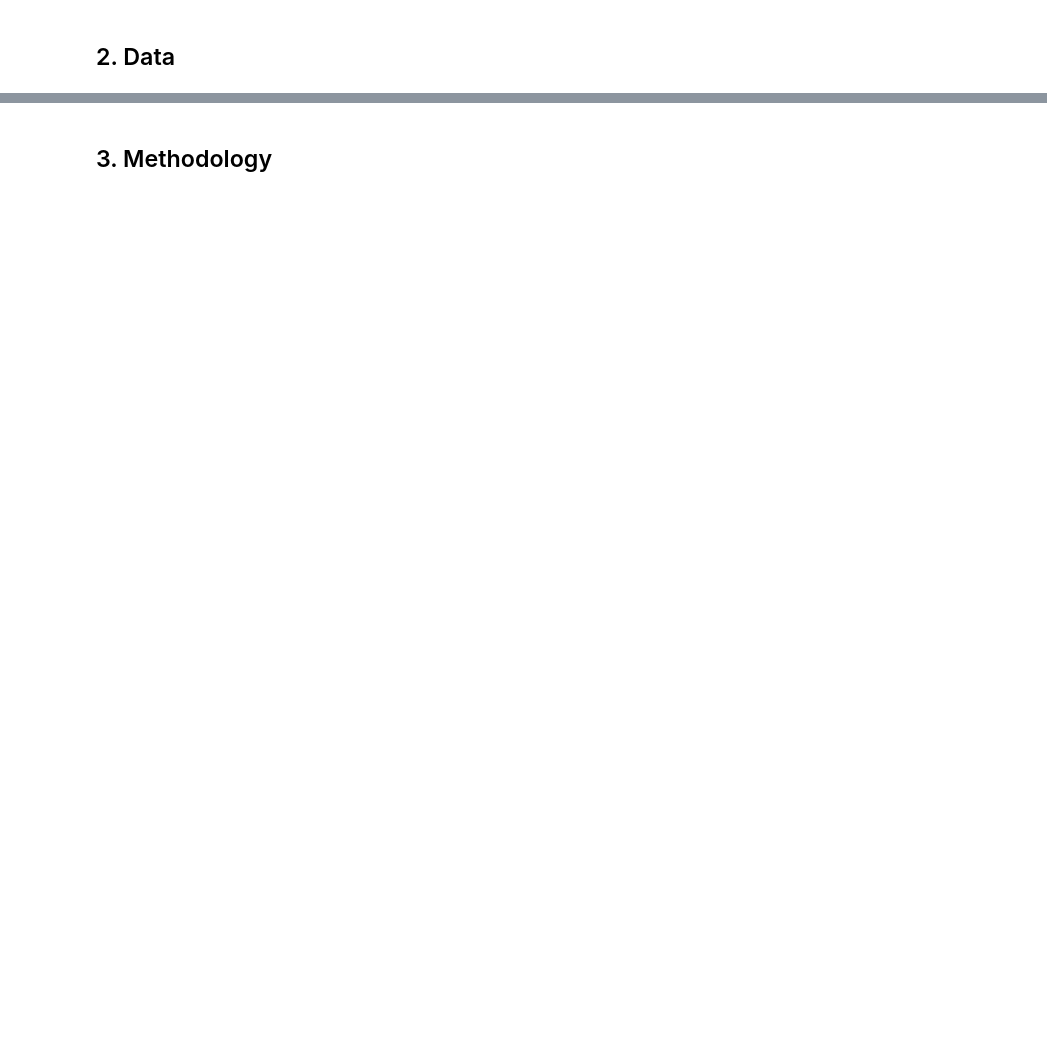
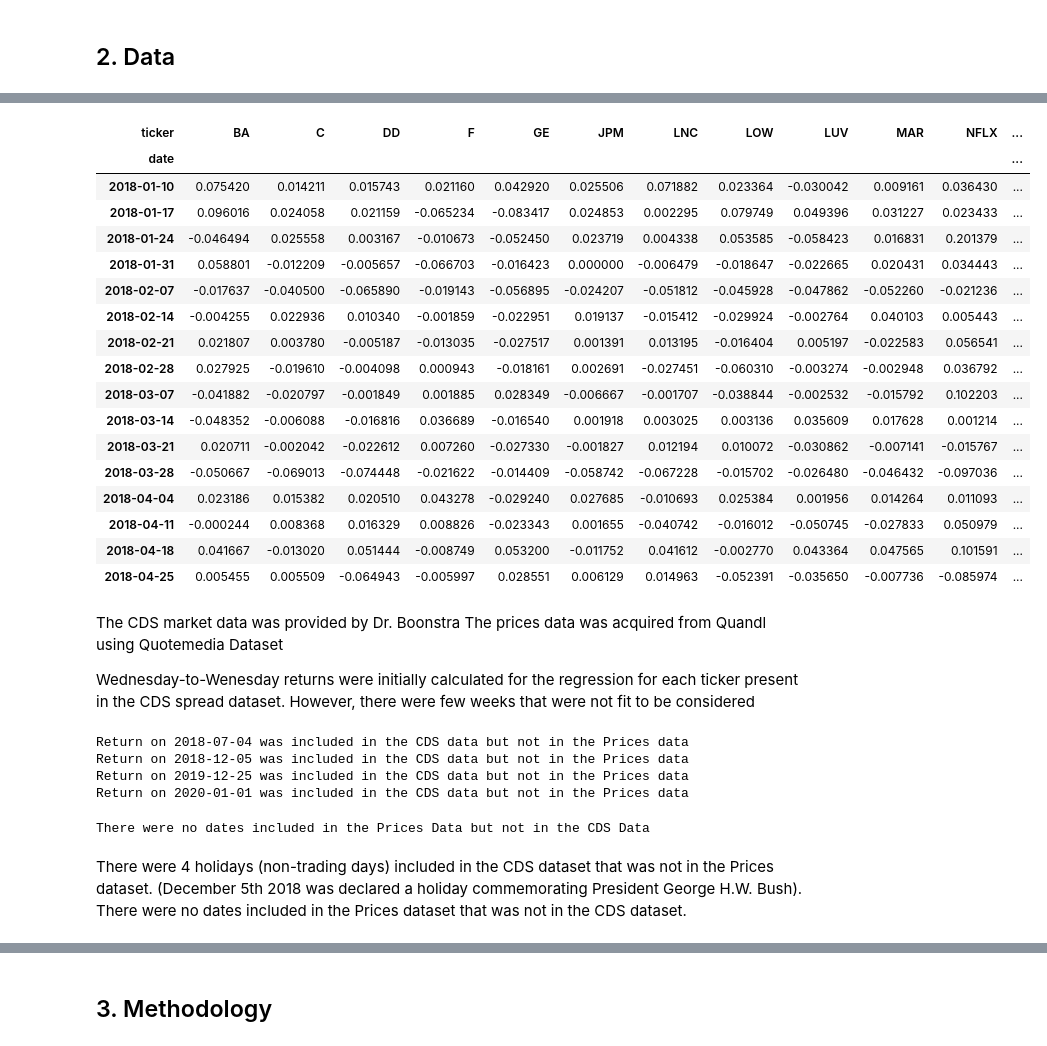
Before and after one commit to kwhyun97/FINM-33150-W23, a Jupyter notebook: Homework/Homework 6/Kiwan_Hyun_12125881_HW6.ipynb, the cells around one changed output, grey strips where cells are left out. Saved outputs shown, nothing was run; the diff lists cells and outputs as text; code cells hidden in the pictures; blank space fills up the shorter version.

```diff
--- a/Homework/Homework 6/Kiwan_Hyun_12125881_HW6.ipynb
+++ b/Homework/Homework 6/Kiwan_Hyun_12125881_HW6.ipynb
@@ -17,0 +136,22 @@
+# %%
+def clean_Prices_data(tickers, start_date, end_date, returns = True, window = 1):
+    global Prices
+    # adding S&P 500 ETF Ticker
+    tickers.append('SPY')
+    # filtering tickers and date
+    df = Prices[(Prices['date'] >= (start_date - timedelta(days = 7)).strftime('%Y-%m-%d')) &
+                (Prices['date'] <= end_date.strftime('%Y-%m-%d')) &
+                (Prices['ticker'].isin(tickers))].copy()
+    # changing date to datetime object
+    df['date'] = pd.to_datetime(df['date'])
+    df = df[df['date'].apply(lambda x: x.weekday()) == 2] # Wednesday to Wednesday only
+    # setting the index to date and ticker
+    df.set_index(['date', 'ticker'], inplace = True)
+    df.sort_index(inplace = True)
+    df = df[['adj_close']]
+
+    if returns:
+        df = df.groupby('ticker').pct_change(periods = window)
+        df = df.rename(columns = {'adj_close': 'returns'})
+
+    return df.stack().unstack(level = 1).reset_index(level = 1, drop = True)
@@ -21,0 +368,54 @@
+# %%
+tickers = list(CDS_raw.ticker.unique())
+Equity = clean_Prices_data(tickers, CDS.index[0], CDS.index[-1])
+Equity.head(K)
+# %% [output]
+| ticker | BA | C | DD | F | GE | JPM | LNC | LOW | LUV | MAR | NFLX | ... |
+| date |  |  |  |  |  |  |  |  |  |  |  | ... |
+| 2018-01-10 | 0.075420 | 0.014211 | 0.015743 | 0.021160 | 0.042920 | 0.025506 | 0.071882 | 0.023364 | -0.030042 | 0.009161 | 0.036430 | ... |
+| 2018-01-17 | 0.096016 | 0.024058 | 0.021159 | -0.065234 | -0.083417 | 0.024853 | 0.002295 | 0.079749 | 0.049396 | 0.031227 | 0.023433 | ... |
+| 2018-01-24 | -0.046494 | 0.025558 | 0.003167 | -0.010673 | -0.052450 | 0.023719 | 0.004338 | 0.053585 | -0.058423 | 0.016831 | 0.201379 | ... |
+| 2018-01-31 | 0.058801 | -0.012209 | -0.005657 | -0.066703 | -0.016423 | 0.000000 | -0.006479 | -0.018647 | -0.022665 | 0.020431 | 0.034443 | ... |
+| 2018-02-07 | -0.017637 | -0.040500 | -0.065890 | -0.019143 | -0.056895 | -0.024207 | -0.051812 | -0.045928 | -0.047862 | -0.052260 | -0.021236 | ... |
+| 2018-02-14 | -0.004255 | 0.022936 | 0.010340 | -0.001859 | -0.022951 | 0.019137 | -0.015412 | -0.029924 | -0.002764 | 0.040103 | 0.005443 | ... |
+| 2018-02-21 | 0.021807 | 0.003780 | -0.005187 | -0.013035 | -0.027517 | 0.001391 | 0.013195 | -0.016404 | 0.005197 | -0.022583 | 0.056541 | ... |
+| 2018-02-28 | 0.027925 | -0.019610 | -0.004098 | 0.000943 | -0.018161 | 0.002691 | -0.027451 | -0.060310 | -0.003274 | -0.002948 | 0.036792 | ... |
+| 2018-03-07 | -0.041882 | -0.020797 | -0.001849 | 0.001885 | 0.028349 | -0.006667 | -0.001707 | -0.038844 | -0.002532 | -0.015792 | 0.102203 | ... |
+| 2018-03-14 | -0.048352 | -0.006088 | -0.016816 | 0.036689 | -0.016540 | 0.001918 | 0.003025 | 0.003136 | 0.035609 | 0.017628 | 0.001214 | ... |
+| 2018-03-21 | 0.020711 | -0.002042 | -0.022612 | 0.007260 | -0.027330 | -0.001827 | 0.012194 | 0.010072 | -0.030862 | -0.007141 | -0.015767 | ... |
+| 2018-03-28 | -0.050667 | -0.069013 | -0.074448 | -0.021622 | -0.014409 | -0.058742 | -0.067228 | -0.015702 | -0.026480 | -0.046432 | -0.097036 | ... |
+| 2018-04-04 | 0.023186 | 0.015382 | 0.020510 | 0.043278 | -0.029240 | 0.027685 | -0.010693 | 0.025384 | 0.001956 | 0.014264 | 0.011093 | ... |
+| 2018-04-11 | -0.000244 | 0.008368 | 0.016329 | 0.008826 | -0.023343 | 0.001655 | -0.040742 | -0.016012 | -0.050745 | -0.027833 | 0.050979 | ... |
+| 2018-04-18 | 0.041667 | -0.013020 | 0.051444 | -0.008749 | 0.053200 | -0.011752 | 0.041612 | -0.002770 | 0.043364 | 0.047565 | 0.101591 | ... |
+| 2018-04-25 | 0.005455 | 0.005509 | -0.064943 | -0.005997 | 0.028551 | 0.006129 | 0.014963 | -0.052391 | -0.035650 | -0.007736 | -0.085974 | ... |
+# %% [markdown]
+The CDS market data was provided by Dr. Boonstra
+The prices data was acquired from Quandl using Quotemedia Dataset
+
+Wednesday-to-Wenesday returns were initially calculated for the regression for each ticker present in the CDS spread
+dataset. However, there were few weeks that were not fit to be considered
+# %%
+missing_list_1 = CDS[CDS.index.isin(Equity.index) == False].index
+if len(missing_list_1) == 0:
+    print("There were no dates included in the CDS Data but not in the Prices Data")
+else:
+    for date in missing_list_1:
+        print("Return on", date.strftime('%Y-%m-%d'), "was included in the CDS data but not in the Prices data")
+# %% [output]
+Return on 2018-07-04 was included in the CDS data but not in the Prices data
+Return on 2018-12-05 was included in the CDS data but not in the Prices data
+Return on 2019-12-25 was included in the CDS data but not in the Prices data
+Return on 2020-01-01 was included in the CDS data but not in the Prices data
+# %%
+missing_list_2 = Equity[Equity.index.isin(CDS.index) == False].index
+if len(missing_list_2) == 0:
+    print("There were no dates included in the Prices Data but not in the CDS Data")
+else:
+    for date in missing_list_2:
+        print("Return on", date.strftime('%Y-%m-%d'), "was included in the Prices data but not in the CDS data")
+# %% [output]
+There were no dates included in the Prices Data but not in the CDS Data
+# %% [markdown]
+There were 4 holidays (non-trading days) included in the CDS dataset that was not in the Prices dataset. (December
+5th 2018 was declared a holiday commemorating President George H.W. Bush).
+There were no dates included in the Prices dataset that was not in the CDS dataset.
```
Also changed, not shown: parts of 43 cells of this notebook.
